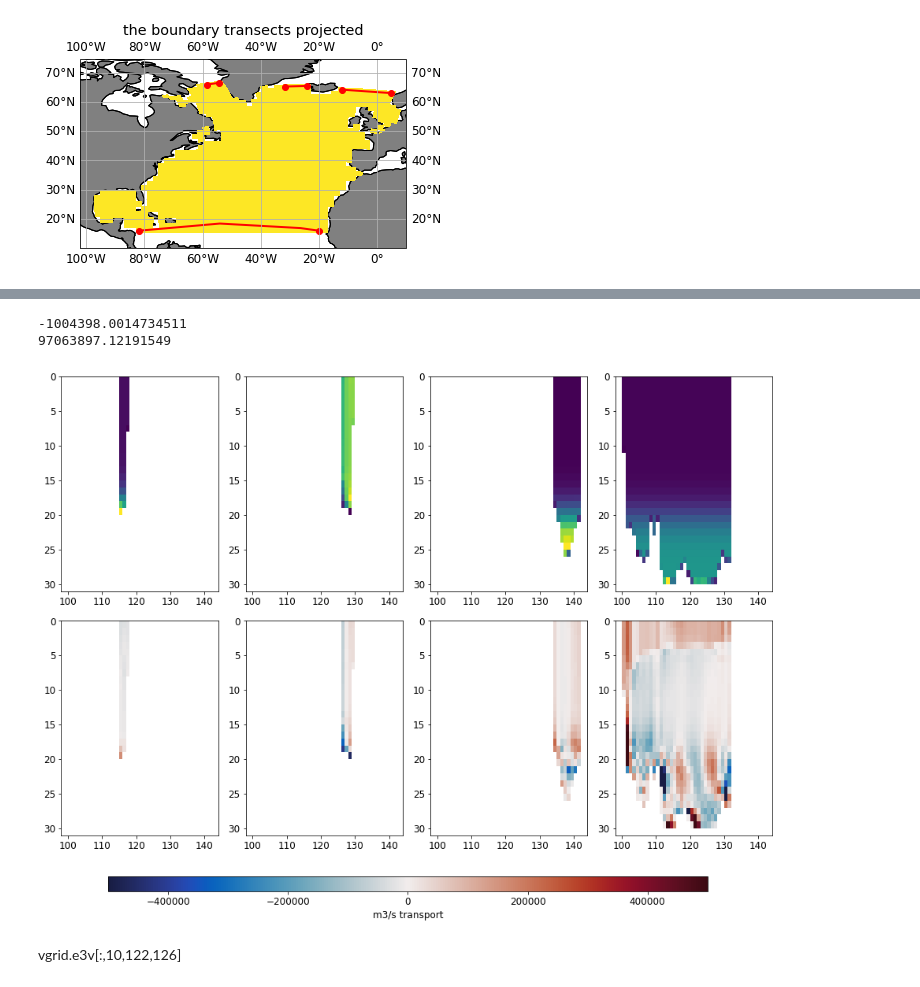
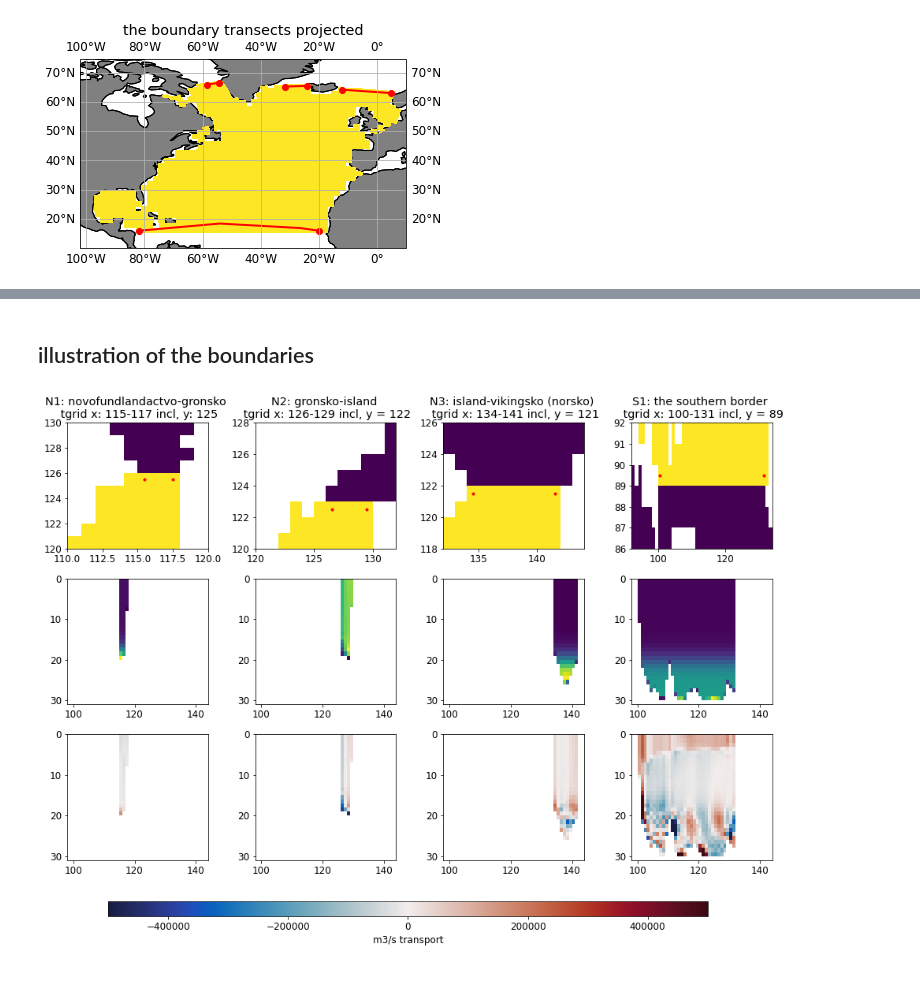
Before and after one commit to tjarnikova/AMOC-PLANKTOM, a Jupyter notebook: lateral-transports.ipynb, the cells around one changed output, grey strips where cells are left out. Cells and saved outputs as stored; diff of their text form; code cells hidden in the pictures.

```diff
--- a/lateral-transports.ipynb
+++ b/lateral-transports.ipynb
@@ -51,11 +53,12 @@ import pickle
 import pandas as pd
 import seawater
 import time
-plt.rcParams.update({'font.size': 12})
+
+plt.rcParams.update({'font.size': 13})
 font = {'family' : 'normal',
 'weight' : 'normal',
-'size'   : 12}
-
+'size'   : 13}
+plt.rcParams['text.usetex'] = True
 plt.rc('font', **font)
 # %%
 regs = ['ARCTIC', 'P1', 'P2', 'P3', 'P4', 'P5', 'A1', 'A2', 'A3', 'A4', 'A5', 'I3', 'I4', 'I5']
@@ -406,11 +486,0 @@ plt.tight_layout()
-# %%
-y = 89; x1=100; x2=131
-csize_S1v = get_mask(x1,x2,y)
-y = 88; x1=100; x2=131
-csize_S2v = get_mask(x1,x2,y)
-
-print(np.nanmean(csize_S1v-csize_S2v))
-print(np.nanmax(csize_S1v-csize_S2v))
-# %% [output]
--1004398.0014734511
-97063897.12191549
@@ -417,43 +493,68 @@ print(np.nanmax(csize_S1v-csize_S2v))
+# %% [markdown]
+## illustration of the boundaries
 # %%
 vgrid = xr.open_dataset(f'{tdir}ORCA2_1m_19600101_19601231_grid_V.nc')
 
 fact = 1.1
-fig, axs = plt.subplots(2,4, figsize=(12*fact, 8*fact), facecolor='w', edgecolor='k')
+fig, axs = plt.subplots(3,4, figsize=(12*fact, 8*fact), facecolor='w', edgecolor='k')
 axs = axs.ravel()
+
+axs[0].pcolormesh(tm)
+
+axs[0].pcolormesh(tm)
+axs[0].set_title('N1: novofundlandactvo-gronsko \n tgrid x: 115-117 incl, y: 125')
+axs[0].pcolormesh(tm); axs[0].set_xlim([110,120]); axs[0].set_ylim([120,130])
+axs[0].plot(115.5,125.5,'r.')
+axs[0].plot(117.5,125.5,'r.')
+#newfoundland boundary: x: 115,116,117 y:125
+
+ind = 1
+axs[ind].set_title('N2: gronsko-island \n tgrid x: 126-129 incl, y = 122')
+axs[ind].pcolormesh(tm); axs[ind].set_xlim([120,132]); axs[ind].set_ylim([120,128])
+axs[ind].plot(126.5,122.5,'r.');axs[ind].plot(129.5,122.5,'r.')
+#gronsko boundary: x: 134-141 inclusive, y = 121
+
+ind = 2
+axs[ind].set_title('N3: island-vikingsko (norsko) \n tgrid x: 134-141 incl, y = 121')
+axs[ind].pcolormesh(tm); axs[ind].set_xlim([132,144]); axs[ind].set_ylim([118,126])
+axs[ind].plot(134.5,121.5,'r.');axs[ind].plot(141.5,121.5,'r.')
+#gronsko boundary: x: 134-141 inclusive, y = 121
+
+ind = 3
+axs[ind].set_title('S1: the southern border \n tgrid x: 100-131 incl, y = 89')
+axs[ind].pcolormesh(tm); axs[ind].set_xlim([92,134]); axs[ind].set_ylim([86,92])
+axs[ind].plot(100.5,89.5,'r.');axs[ind].plot(131.5,89.5,'r.')
 
 tvmi = -5e5
 tvma = 5e5
-
 y=125
 axs[0+4].pcolormesh(csize_N1v)
 axs[0+8].pcolormesh(csize_N1v*vgrid.vomecrty[0,:,y,:], cmap = cm.balance, vmin = tvmi, vmax = tvma)
 
 y=122
 axs[1+4].pcolormesh(csize_N2v*vgrid.vomecrty[0,:,y,:])
 axs[1+8].pcolormesh(csize_N2v*vgrid.vomecrty[0,:,y,:], cmap = cm.balance, vmin = tvmi, vmax = tvma)
 
 y=121
 axs[2+4].pcolormesh(csize_N3v)
 axs[2+8].pcolormesh(csize_N3v*vgrid.vomecrty[0,:,y,:], cmap = cm.balance, vmin = tvmi, vmax = tvma)
 
 y=88
 axs[3+4].pcolormesh(csize_S1v)
 w = axs[3+8].pcolormesh(csize_S1v*vgrid.vomecrty[0,:,y,:], cmap = cm.balance, vmin = tvmi, vmax = tvma)
 
 
 for i in range(4,12):
 
     axs[i].invert_yaxis()
     axs[i].set_xlim([98,144])
 
 
 cbar_ax = fig.add_axes([0.1, -0.06, .8, .03]) #left, bottom, width, height
 fig.colorbar(w, cax=cbar_ax, orientation="horizontal", label = 'm3/s transport')
 plt.tight_layout()
 # %% [output]
-[figure, old version]
+[figure, new version]
-# %% [markdown]
-vgrid.e3v[:,10,122,126]
 # %%
 tmesh = xr.open_dataset('/gpfs/data/greenocean/software/resources/regrid/mesh_mask3_6.nc')
 
```
Also changed, not shown: parts of 21 cells of this notebook.
